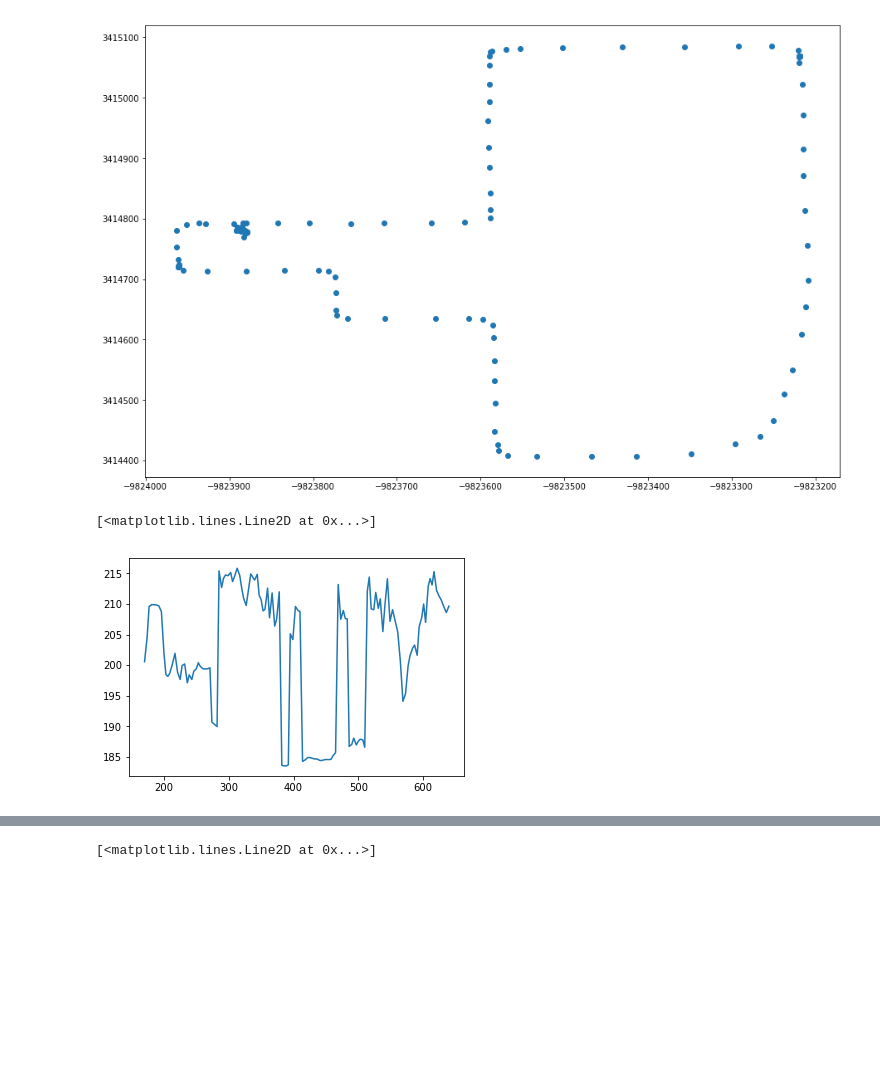
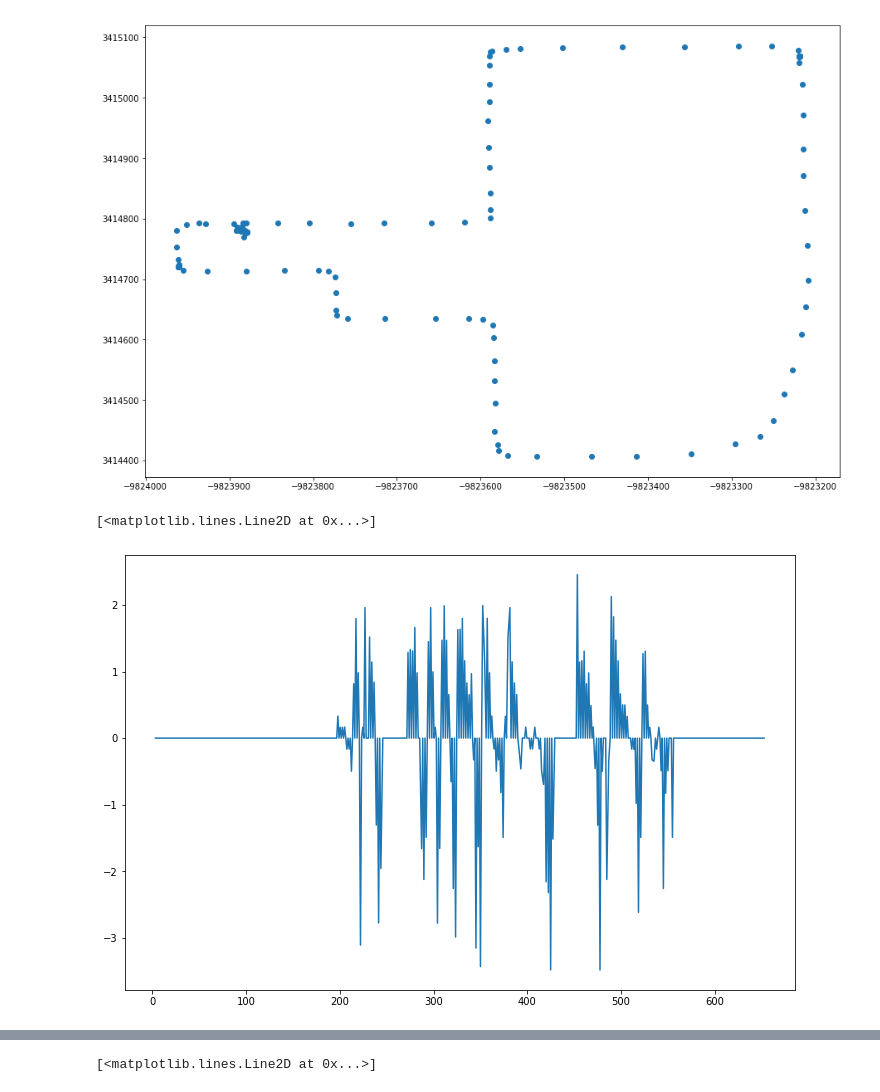
Before and after one commit to inducer/splash-activities, a Jupyter notebook: mste-drive-2019-10-31/Drive data.ipynb, the cells around one changed output, grey strips where cells are left out. Saved outputs shown, nothing was run; the diff lists cells and outputs as text; code cells hidden in the pictures; blank space fills up the shorter version.

```diff
--- a/mste-drive-2019-10-31/Drive data.ipynb
+++ b/mste-drive-2019-10-31/Drive data.ipynb
@@ -113,11 +104,18 @@ plt.plot(
 # %% [output]
 [<matplotlib.lines.Line2D at 0x...>]
 [figure]
-# %%
-plt.plot(
-    [pt.time.timestamp()-vehicle_start_time for pt in gps],
-    [pt.elevation for pt in gps],
-    )
-# %% [output]
-[<matplotlib.lines.Line2D at 0x...>]
-[figure, removed]
+# %%
+obd_speed = vehicle["Speed"] * 1/3.6  # m/s
+obd_accelerations = []
+obd_acceleration_times = []
+
+for i in range(len(obd_speed)-1):
+    obd_accelerations.append((obd_speed[i+1] - obd_speed[i])/(vehicle_times[i+1]-vehicle_times[i]))
+    obd_acceleration_times.append((vehicle_times[i+1]+vehicle_times[i])/2)
+
+plt.figure(figsize=(12, 8))
+plt.plot(obd_acceleration_times, obd_accelerations)
+#plt.plot(acceleration["Time (s)"], acceleration["Linear Acceleration y (m/s^2)"])
+# %% [output]
+[<matplotlib.lines.Line2D at 0x...>]
+[figure, added]
```
Also changed, not shown: parts of 5 cells of this notebook.
